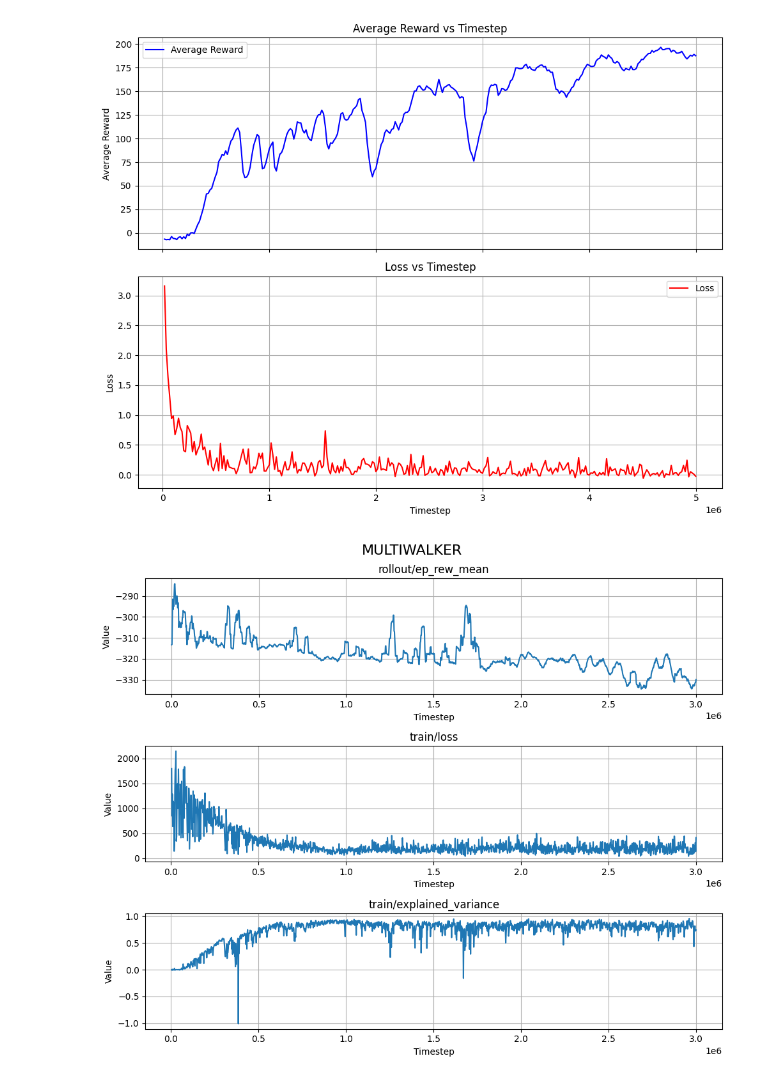
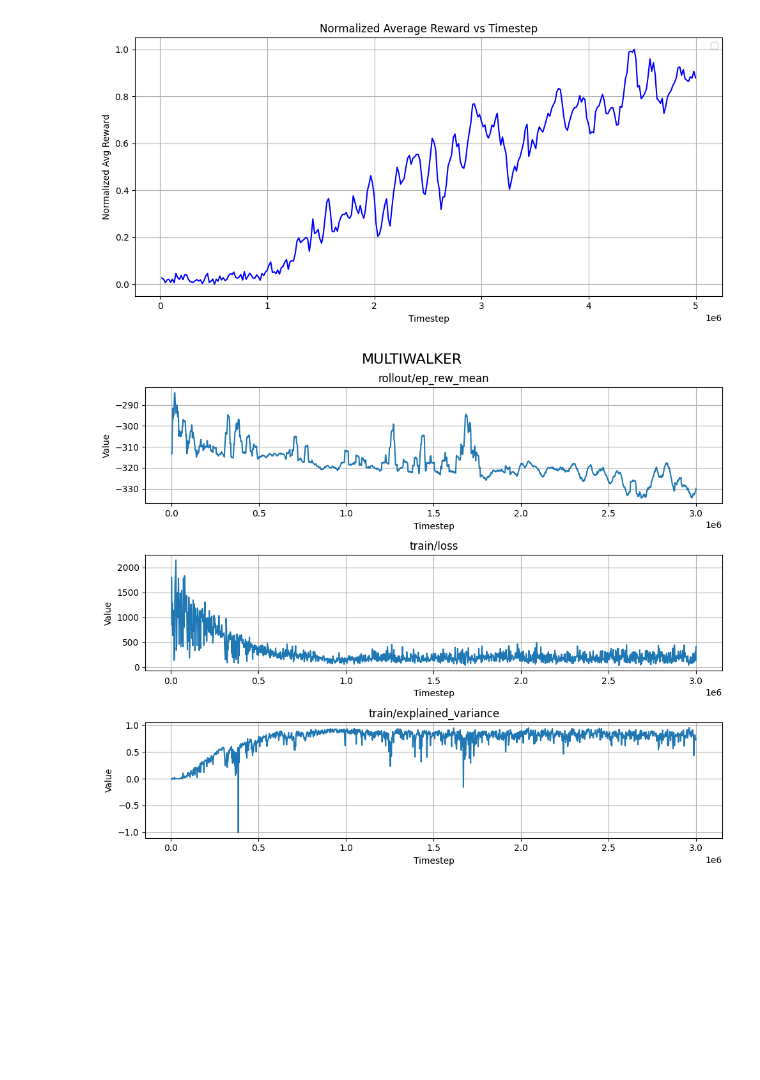
Before and after one commit to kev-usrr/RL_TFM_STUFF, a Jupyter notebook: visualizer_ppo.ipynb, the cells around one changed output. Cells and saved outputs as stored; diff of their text form; code cells hidden in the pictures; blank space fills up the shorter version.

Commit message:
Changes to draw_res function.

```diff
--- a/visualizer_ppo.ipynb
+++ b/visualizer_ppo.ipynb
@@ -11,37 +11,32 @@ def draw_res(exp_name, exp_file):
     df = pd.read_csv(csv_file)
 
     # Comprobar que las columnas necesarias existen
-    required_columns = {'timestep', 'avg_reward', 'policy_loss', 'value_loss', 'entropy', 'entropy_coef'}
+    required_columns = {'timestep', 'avg_reward'}
     if not required_columns.issubset(df.columns):
         raise ValueError(f"El archivo CSV debe contener las columnas: {required_columns}")
 
-    # Calcular la loss según la fórmula
-    df['loss'] = df['policy_loss'] + 0.5 * df['value_loss'] - df['entropy_coef'] * df['entropy']
+    # Normalizar avg_reward al intervalo [0, 1]
+    min_reward = df['avg_reward'].min()
+    max_reward = df['avg_reward'].max()
+    if max_reward != min_reward:
+        df['normalized_avg_reward'] = (df['avg_reward'] - min_reward) / (max_reward - min_reward)
+    else:
+        df['normalized_avg_reward'] = 0.0  # O 1.0 si prefieres
 
-    # Crear la figura con dos subplots
-    fig, axs = plt.subplots(2, 1, figsize=(10, 8), sharex=True)
-
-    # Primer gráfico: avg_reward vs timestep
-    axs[0].plot(df['timestep'], df['avg_reward'], label='Average Reward', color='blue')
-    axs[0].set_ylabel('Average Reward')
-    axs[0].set_title('Average Reward vs Timestep')
-    axs[0].grid(True)
-    axs[0].legend()
-
-    # Segundo gráfico: loss vs timestep
-    axs[1].plot(df['timestep'], df['loss'], label='Loss', color='red')
-    axs[1].set_ylabel('Loss')
-    axs[1].set_xlabel('Timestep')
-    axs[1].set_title('Loss vs Timestep')
-    axs[1].grid(True)
-    axs[1].legend()
-
+    # Crear el gráfico
+    plt.figure(figsize=(10, 5))
+    plt.plot(df['timestep'], df['normalized_avg_reward'], color='blue')
+    plt.ylabel('Normalized Avg Reward')
+    plt.xlabel('Timestep')
+    plt.title('Normalized Average Reward vs Timestep')
+    plt.grid(True)
+    plt.legend()
     plt.tight_layout()
     plt.show()
 # %%
-draw_res('pong', 'ppo_training_log_pong.csv')
+draw_res(os.path.join('pong', 'rgb') , 'ppo_training_log_pong.csv')
 # %% [output]
-[figure, old version]
+[figure, new version]
 # %%
 import matplotlib.pyplot as plt
 from tensorboard.backend.event_processing.event_accumulator import EventAccumulator
```
